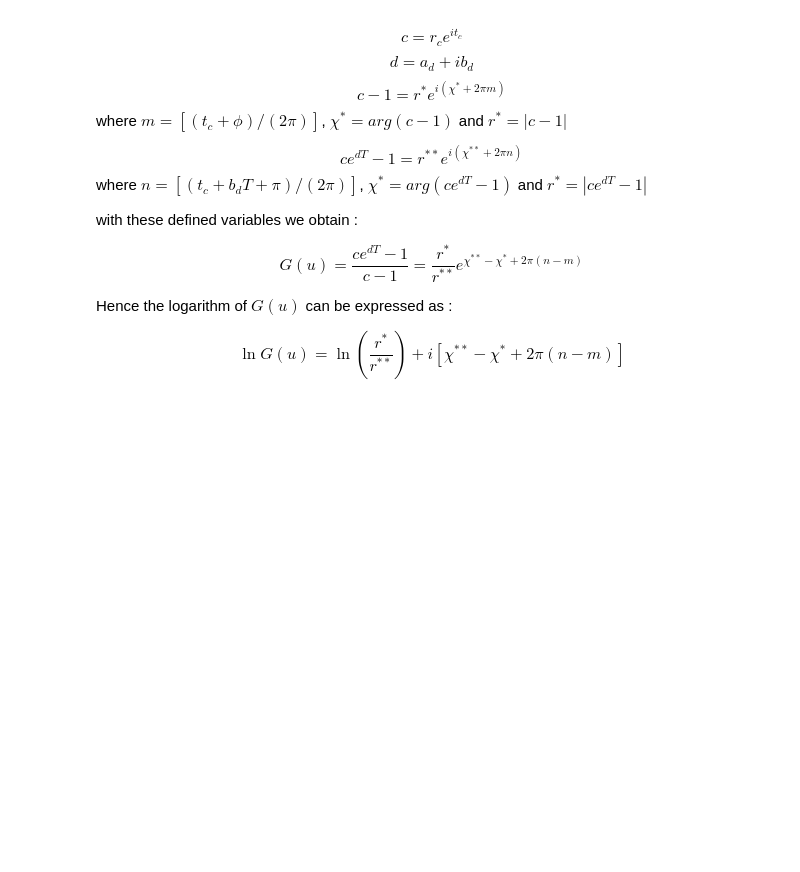
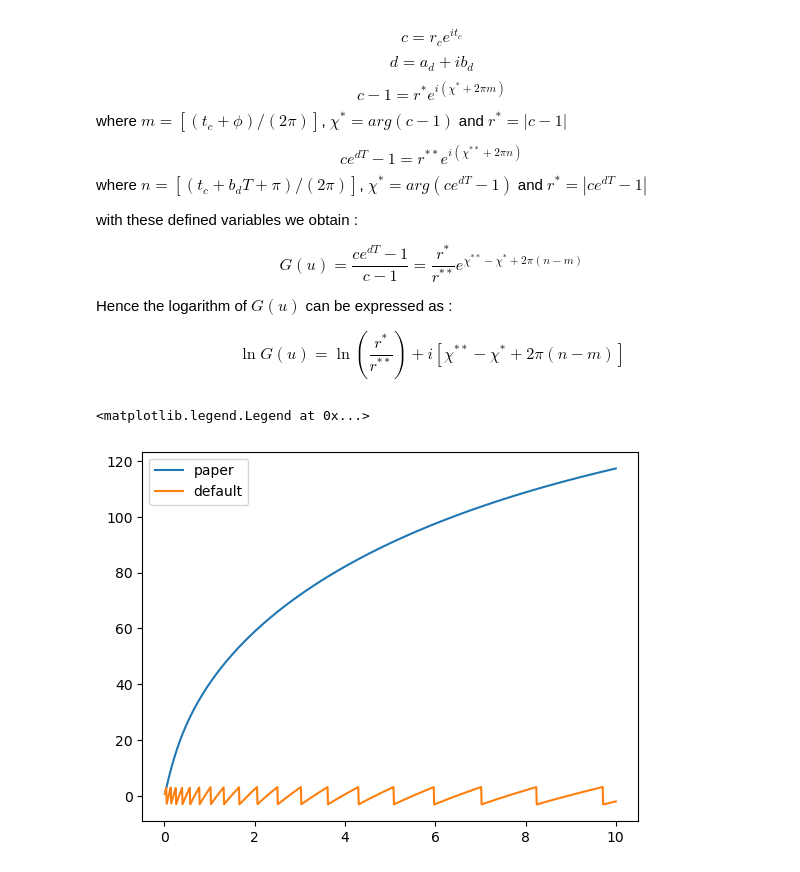
Before and after one commit to nicolassinott/HFT, a Jupyter notebook: notebooks/fft/model.ipynb, the cells around one changed output. Cells and saved outputs as stored; diff of their text form; code cells hidden in the pictures; blank space fills up the shorter version.

```diff
--- a/notebooks/fft/model.ipynb
+++ b/notebooks/fft/model.ipynb
@@ -261,11 +261,11 @@ def phi(S0, V0,  T, u,  mu, kappa, theta, omega, rho):
 
     # Line 6: Calculate GN
 
-    GN = np.exp(d * theta) - 1
+    GN = c * np.exp(d * T) - 1
 
     # Line 7: Calculate n
 
-    n = int((tc + np.imag(d) * theta + np.pi) / (2 * np.pi))
+    n = int((tc + np.imag(d) * T + np.pi) / (2 * np.pi))
 
     # Line 8: Calculate lnG
 
@@ -273,7 +273,7 @@ def phi(S0, V0,  T, u,  mu, kappa, theta, omega, rho):
 
     # Line 9: Calculate D
 
-    D = (kappa - rho * omega * u * i + d) / (omega**2)  *  ((np.exp(d * theta) - 1) / (c * np.exp(d*theta) - 1))
+    D = (kappa - rho * omega * u * i + d) / (omega**2)  *  ((np.exp(d * T) - 1) / (c * np.exp(d*T) - 1))
 
     # Line 10: Calculate C
 
@@ -281,7 +281,35 @@ def phi(S0, V0,  T, u,  mu, kappa, theta, omega, rho):
 
     # Line 11: return phi
 
-    return np.exp(C + D * V0 + i * u * np.log(F))
+    return np.exp(C + D * V0 + i * u * np.log(F)), np.angle(GN) - np.angle(GD) + 2 * np.pi * (n - m), np.angle(GN/GD)
+# %%
+def f1(S0, V0,  T, u,  mu, kappa, theta, omega, rho, K) :
+    i = complex(0, 1)
+    F = S0 * np.exp(mu * T)
+    phi_ = phi(S0, V0,  T, u,  mu, kappa, theta, omega, rho)
+    return np.real(np.exp(- i * u * np.log(K)) * phi_ / (i * u * F))
+
+# Model parameters
+S0 = 1
+V0 = 0.2
+T = 30
+mu = 4
+kappa = 1
+theta = 0.4
+omega = 1.4
+rho = -0.95
+K = 1
+
+# plot
+U = np.linspace(0, 10, 1000)[1:]
+paper_angle = [phi(S0, V0,  T, u,  mu, kappa, theta, omega, rho)[1] for u in U]
+angle = [phi(S0, V0,  T, u,  mu, kappa, theta, omega, rho)[2] for u in U]
+plt.plot(U, paper_angle, label = "paper")
+plt.plot(U, angle, label = 'default')
+plt.legend()
+# %% [output]
+<matplotlib.legend.Legend at 0x...>
+[figure, added]
 # %%
 # # Generate sample data
 # sample_rate = 1000  # Number of samples per second
```
